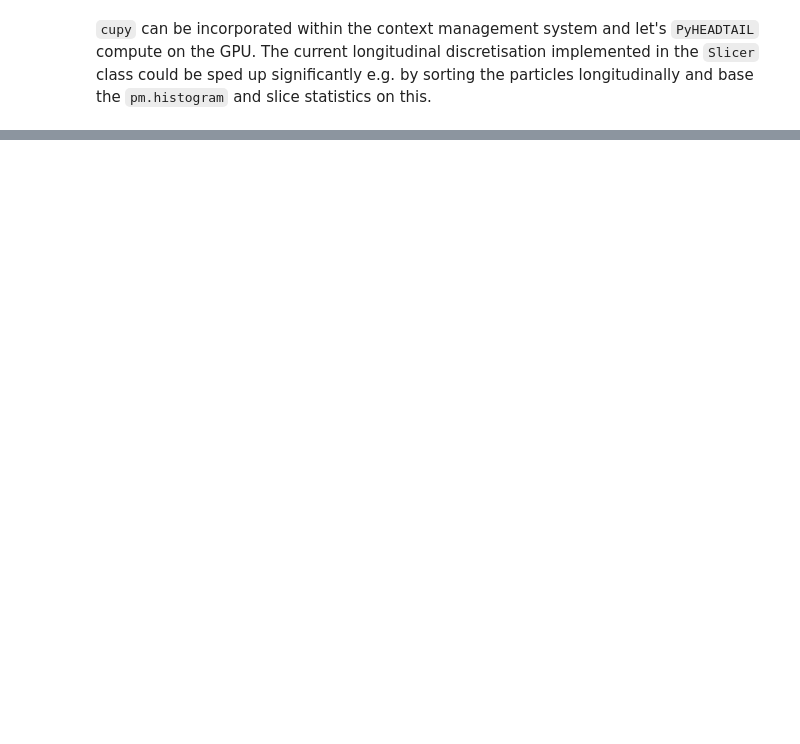
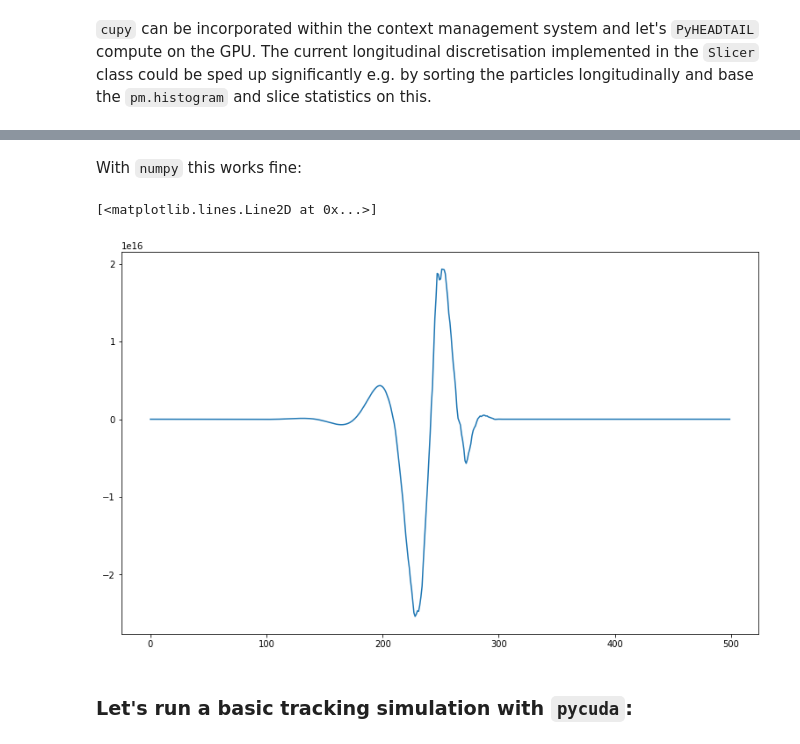
Before and after one commit to aoeftiger/PyHEADTAIL_concept_testing, a Jupyter notebook: PyHEADTAIL_concept_testing.ipynb, the cells around one changed output, grey strips where cells are left out. Drawn from its saved outputs; the diff is of its cells as text; code cells hidden in the pictures; blank space fills up the shorter version.

```diff
--- a/PyHEADTAIL_concept_testing.ipynb
+++ b/PyHEADTAIL_concept_testing.ipynb
@@ -912,6 +930,7 @@ cupy_dict = dict(
     tanh=cupy.tanh,
     sqrt=cupy.sqrt,
     abs=cupy.abs,
+    floor=cupy.floor,
     real=cupy.real,
     imag=cupy.imag,
     fft=cupy.fft.fft,
@@ -924,6 +943,7 @@ cupy_dict = dict(
     cov=lambda a, b: cupy.cov(a, b)[0, 1],
     std=lambda u: cupy.sqrt(cupy_dict['cov'](u, u)),
     emittance_geo=lambda u, up: cupy.sqrt(cupy.linalg.det(cupy.cov(u, up))),
+    asarray=cupy.asarray,
     empty=cupy.empty,
     zeros=cupy.zeros,
     linspace=cupy.linspace,
@@ -1093,0 +1202,15 @@ Line #      Hits         Time  Per Hit   % Time  Line Contents
+# %%
+def convolve_pycuda(a, b):
+    '''Same as np.convolve with mode=\'valid\' '''
+    assert (isinstance(a, gp.GPUArray) and isinstance(b, gp.GPUArray),
+            'Require PyCUDA GPUArray instances as args')
+    assert (a.dtype == b.dtype == np.float64)
+    if b.size > a.size:
+        a, b = b, a
+    c = gp.empty(a.size - b.size + 1, dtype=np.float64)
+    convolve_pycuda_kernel.prepared_call(
+#         (idivup(a.size, 256), 1, 1), (256, 1, 1),
+        (1, 1, 1), (100, 1, 1),
+        a.gpudata, b.gpudata, np.int32(a.size), np.int32(b.size), c.gpudata
+    )
+    return c
@@ -1093,0 +1289,9 @@ Line #      Hits         Time  Per Hit   % Time  Line Contents
+# %%
+s = slicer.slice(beam)
+
+a = s.mean_x * s.n_macroparticles_per_slice
+
+dt = (s.z_bins[:-1] + np.diff(s.z_bins) / 2) / (beam.beta * c)
+dt_to = pm.concatenate((dt - dt[-1], (dt - dt[0])[1:]))
+
+wf = resonator.wake_function(dt_to)
@@ -1093,0 +1305,12 @@ Line #      Hits         Time  Per Hit   % Time  Line Contents
+# %% [markdown]
+With `numpy` this works fine:
+# %%
+plt.figure(figsize=(13, 8))
+plt.plot(pm.convolve(a, wf))
+
+plt.plot(convolve_pycuda(gp.to_gpu(pm.concatenate((a, pm.zeros(wf.size - a.size)))), gp.to_gpu(wf)).get())
+# %% [output]
+[<matplotlib.lines.Line2D at 0x...>]
+[figure, added]
+# %% [markdown]
+### Let's run a basic tracking simulation with `pycuda`:
```
Also changed, not shown: parts of 56 cells of this notebook.
